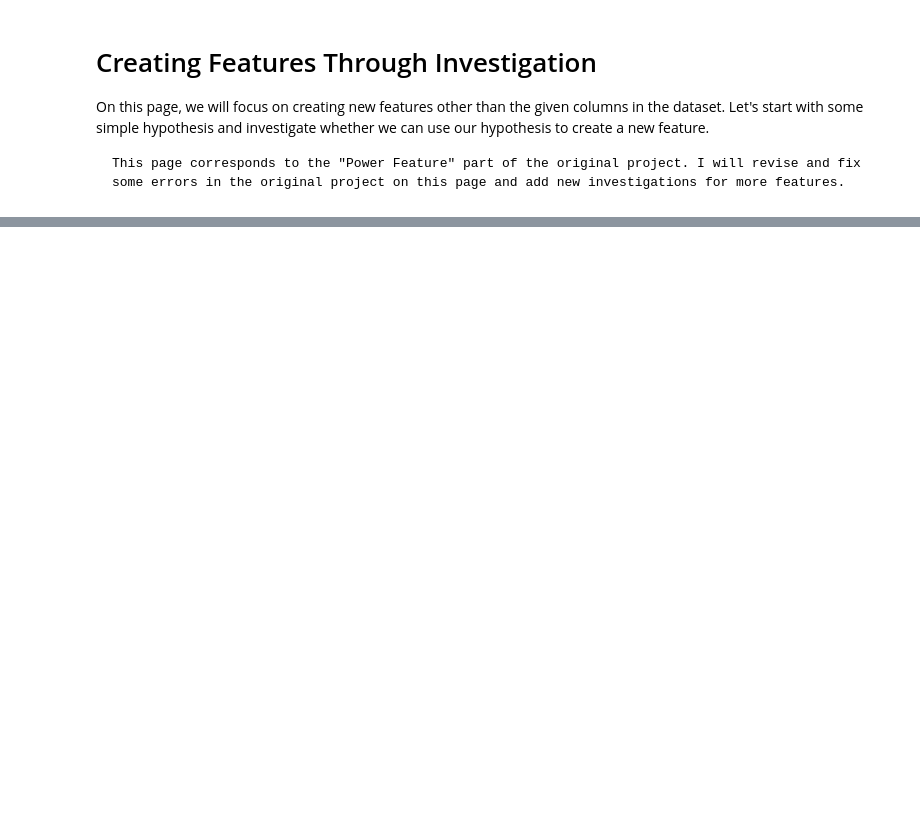
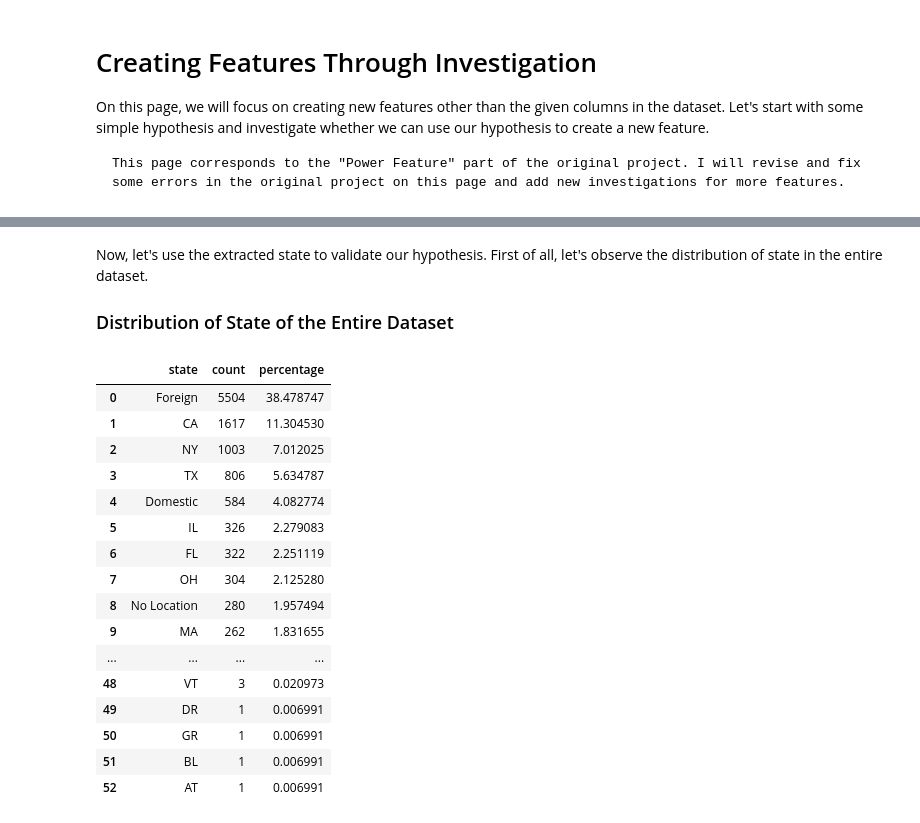
Before and after one commit to dhcheong/ClassifyingFake, a Jupyter notebook: PF.ipynb, the cells around one changed output, grey strips where cells are left out. Cells and saved outputs as stored; diff of their text form; code cells hidden in the pictures; blank space fills up the shorter version.

```diff
--- a/PF.ipynb
+++ b/PF.ipynb
@@ -127,0 +109,28 @@ x
+# %% [markdown]
+Now, let's use the extracted state to validate our hypothesis.
+First of all, let's observe the distribution of state in the entire dataset.
+
+### Distribution of State of the Entire Dataset
+# %%
+combined_data = train_data["state"].value_counts().to_frame()
+combined_data = combined_data.reset_index().rename(columns = {'index':'state', 'state':'count'})
+combined_data["percentage"] = (combined_data["count"] / combined_data["count"].sum()) * 100
+combined_data
+# %% [output]
+|  | state | count | percentage |
+| 0 | Foreign | 5504 | 38.478747 |
+| 1 | CA | 1617 | 11.304530 |
+| 2 | NY | 1003 | 7.012025 |
+| 3 | TX | 806 | 5.634787 |
+| 4 | Domestic | 584 | 4.082774 |
+| 5 | IL | 326 | 2.279083 |
+| 6 | FL | 322 | 2.251119 |
+| 7 | OH | 304 | 2.125280 |
+| 8 | No Location | 280 | 1.957494 |
+| 9 | MA | 262 | 1.831655 |
+| ... | ... | ... | ... |
+| 48 | VT | 3 | 0.020973 |
+| 49 | DR | 1 | 0.006991 |
+| 50 | GR | 1 | 0.006991 |
+| 51 | BL | 1 | 0.006991 |
+| 52 | AT | 1 | 0.006991 |
```
Also changed, not shown: parts of 23 cells of this notebook.
